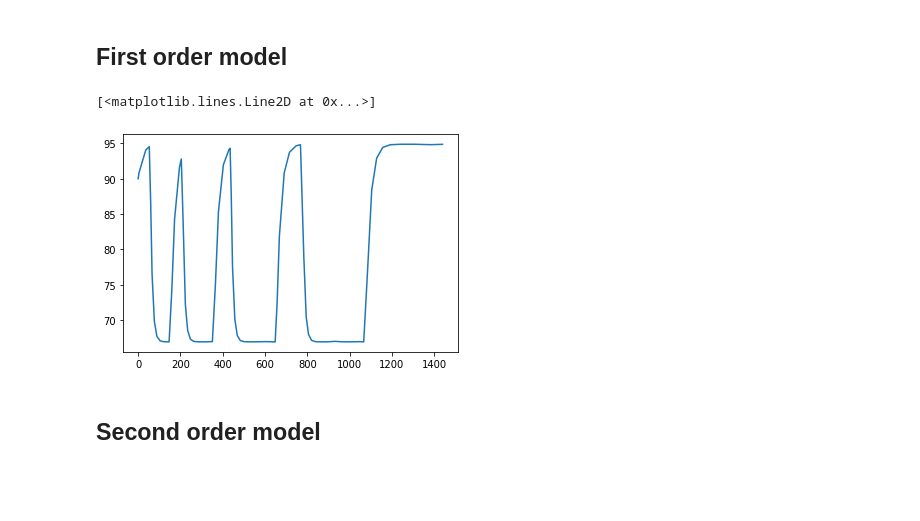
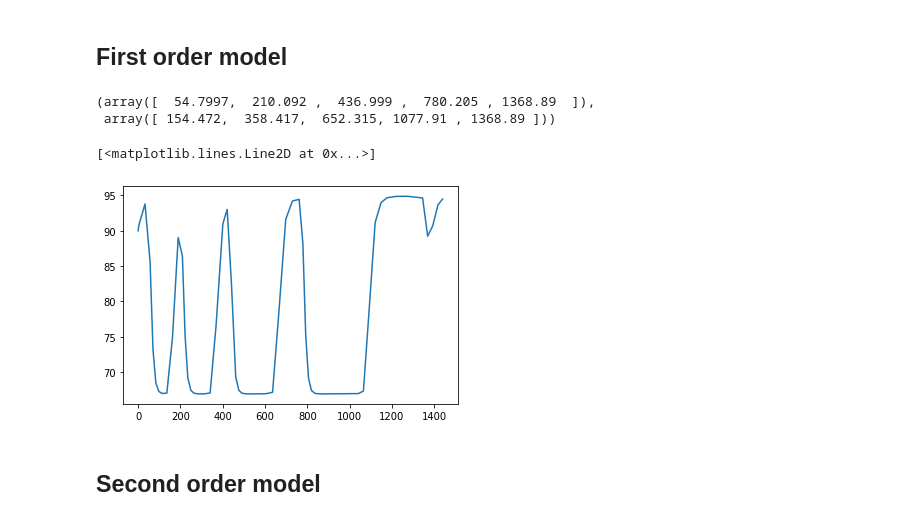
Before and after one commit to madsobdrupjakobsen/switching_time_optimization, a Jupyter notebook: control/notebooks/model_simulation.ipynb, the cells around one changed output. Saved outputs shown, nothing was run; the diff lists cells and outputs as text; code cells hidden in the pictures; blank space fills up the shorter version.

Commit message:
Added ipopt optimization over simple ice tank for n switches

```diff
--- a/control/model_simulation.ipynb
+++ b/control/notebooks/model_simulation.ipynb
@@ -62,16 +66,22 @@ x0 = 90
 
 
 # Extract switch solution from C++
-switches = genfromtxt('results/optimal_pars.csv', delimiter=',')
-tau_IDLE_all, tau_MELT_all = derive_regimes(switches,T,1)
-tau_IDLE, tau_MELT = derive_regimes(switches,T,0)
+switches = genfromtxt('../results/optimal_pars.csv', delimiter=',')
+tau_MELT_all, tau_IDLE_all  = derive_regimes(switches,T,1)
+tau_MELT, tau_IDLE = derive_regimes(switches,T,0)
+# %%
+tau_MELT, tau_IDLE,  = derive_regimes(switches,0,0)
+tau_MELT, tau_IDLE,
+# %% [output]
+(array([  54.7997,  210.092 ,  436.999 ,  780.205 , 1368.89  ]),
+ array([ 154.472,  358.417,  652.315, 1077.91 , 1368.89 ]))
 # %%
 # Plot solution
-sol = solve_ivp(m1.f, [0, T], [x0], args=(tau_MELT_all,tau_IDLE_all))
+sol = solve_ivp(m1.f, [0, T], [x0], args=(switches,))
 plt.plot(sol.t,sol.y[0])
 # %% [output]
 [<matplotlib.lines.Line2D at 0x...>]
-[figure, old version]
+[figure, new version]
 # %% [markdown]
 ## Second order model
 # %%
```
Also changed, not shown: parts of 8 cells of this notebook, 8 other files.
